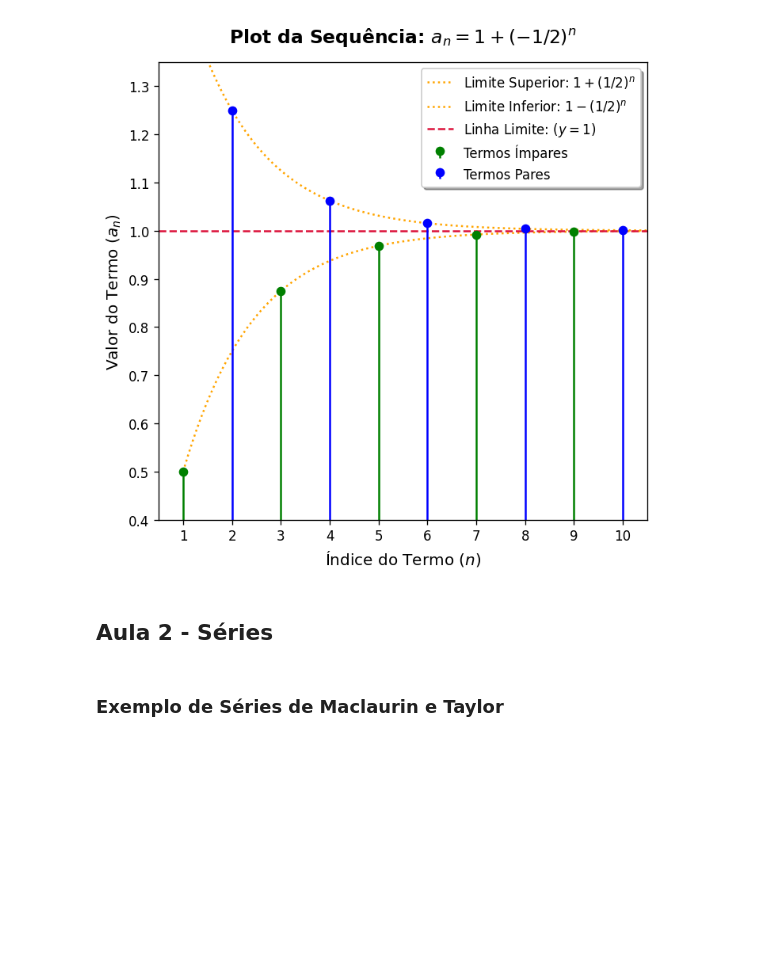
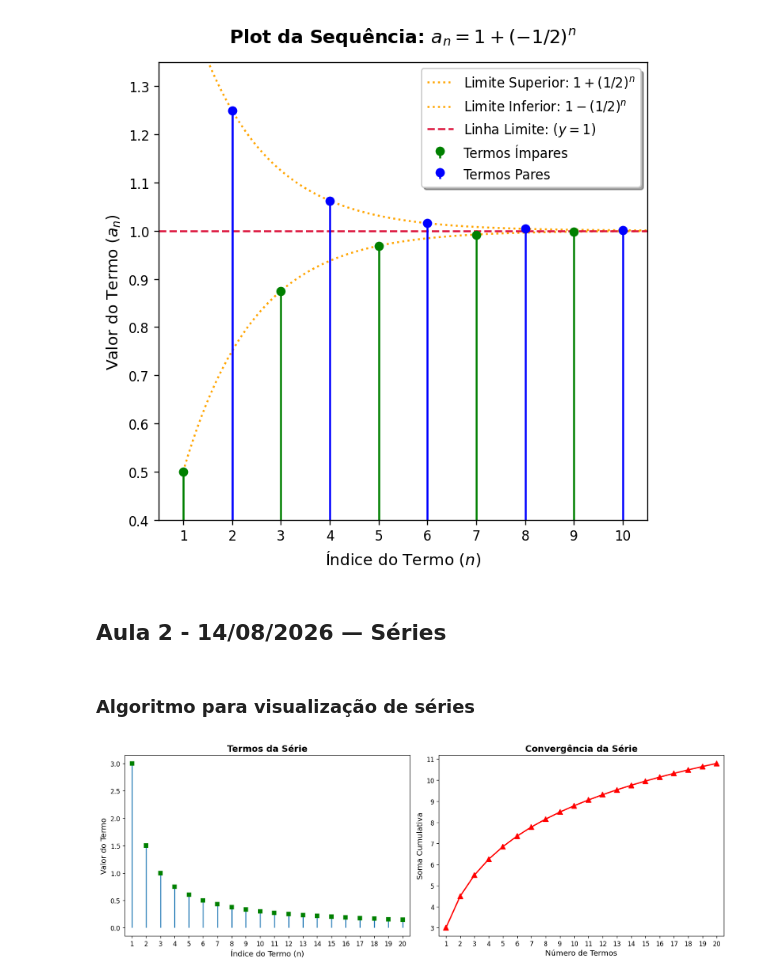
Before and after one commit to alaskaquefalta/CalculoBNotebook, a Jupyter notebook: CálculoB.ipynb, the cells around one changed output. Cells and saved outputs as stored; diff of their text form; code cells hidden in the pictures; blank space fills up the shorter version.

Commit message:
Adição de novas células e conteúdo da aula 2

```diff
--- a/CálculoB.ipynb
+++ b/CálculoB.ipynb
@@ -67,6 +67,62 @@ plt.show()
 # %% [output]
 [figure]
 # %% [markdown]
-## Aula 2 - Séries
+## Aula 2 - 14/08/2026 — Séries
-# %% [markdown]
-### Exemplo de Séries de Maclaurin e Taylor
+# %% [markdown]
+### Algoritmo para visualização de séries
+# %%
+# 1. Consturindo a função para visualizar séries definidas pelo usuário
+
+import numpy as np
+import matplotlib.pyplot as plt
+import math
+
+
+def plotar_serie(termo_geral, n_termos, x_min=-10, x_max=10):
+    """
+    Plota uma série baseada no termo geral fornecido.
+
+    Parâmetros:
+    - termo_geral: função que define o termo geral da série (ex: lambda n: 1/n)
+    - n_termos: número de termos a visualizar
+    - x_min, x_max: limites do gráfico
+    """
+    # 1.1 Gerando os índices e os termos da série, e suas somas cumulativas
+    n_indices = np.arange(1, n_termos + 1)
+    termos = np.array([termo_geral(n) for n in n_indices])
+    soma_cumulativa = np.cumsum(termos)
+
+    fig, (ax1, ax2) = plt.subplots(1, 2, figsize=(14, 5), dpi=120)
+
+    # 1.2 Plotando os gráficos
+    ## Gráfico 1: Termos da série
+    ax1.stem(n_indices, termos, basefmt=' ', markerfmt='gs')
+    ax1.set_xlabel('Índice do Termo (n)', fontsize=12)
+    ax1.set_ylabel('Valor do Termo', fontsize=12)
+    ax1.set_title('Termos da Série', fontsize=14, fontweight='bold')
+    ax1.grid(False)
+
+    ## Gráfico 2: Soma cumulativa
+    ax2.plot(n_indices, soma_cumulativa, 'r^-', linewidth=2, markersize=8)
+    ax2.set_xlabel('Número de Termos', fontsize=12)
+    ax2.set_ylabel('Soma Cumulativa', fontsize=12)
+    ax2.set_title('Convergência da Série', fontsize=14, fontweight='bold')
+    ax2.grid(False)
+
+    ## Garantindo que os índices do eixo x sejam inteiros
+    ax1.set_xticks(n_indices)
+    ax2.set_xticks(n_indices)
+    ## Ajustando os limites para deixar a escala mais limpa
+    ax1.set_xlim(0.5, n_termos + 0.5)
+    ax2.set_xlim(0.5, n_termos + 0.5)
+    plt.tight_layout()
+    plt.show()
+
+    return termos, soma_cumulativa
+
+# Exemplo de uso:
+# plotar_serie(lambda n: 1/n**2, 20)
+
+plotar_serie(lambda n:3/n, 20);
+# %% [output]
+[figure, added]
```
Also changed, not shown: parts of 1 cell of this notebook.
